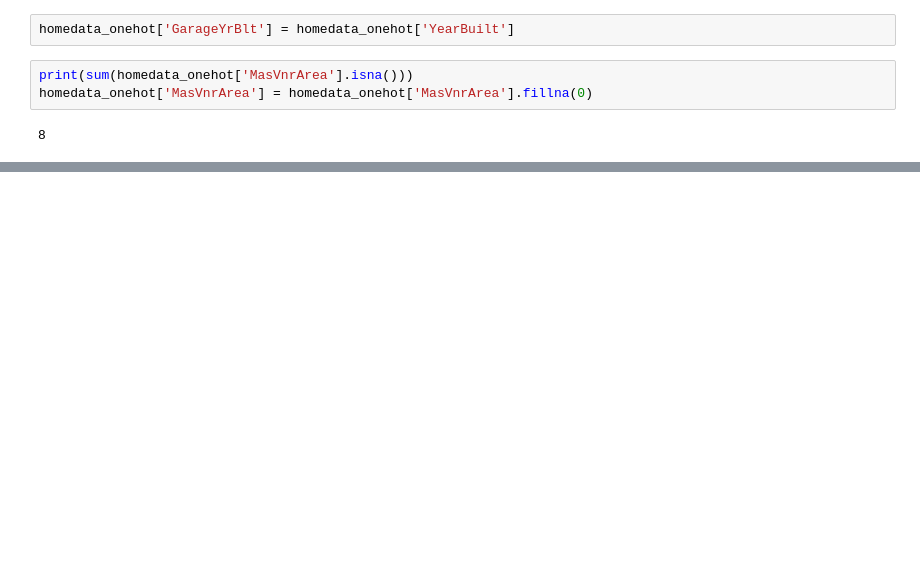
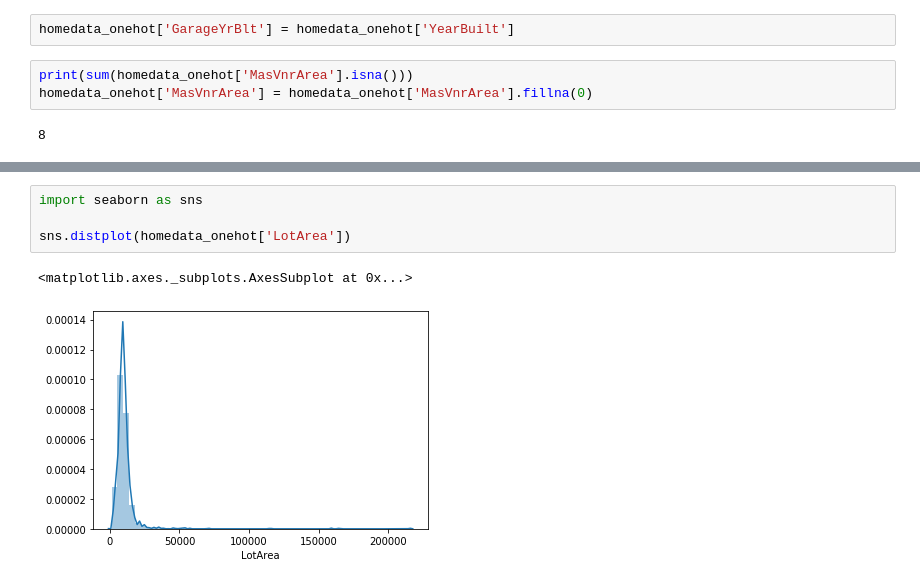
Before and after one commit to Stackeduary/HomePrices, a Jupyter notebook: group_project.ipynb, the cells around one changed output, grey strips where cells are left out. Drawn from its saved outputs; the diff is of its cells as text; blank space fills up the shorter version.

```diff
--- a/group_project.ipynb
+++ b/group_project.ipynb
@@ -330,0 +368,7 @@ xgb.plot_importance(xgb1)
+# %%
+import seaborn as sns
+
+sns.distplot(homedata_onehot['LotArea'])
+# %% [output]
+<matplotlib.axes._subplots.AxesSubplot at 0x...>
+[figure, added]
```
Also changed, not shown: parts of 22 cells of this notebook.
